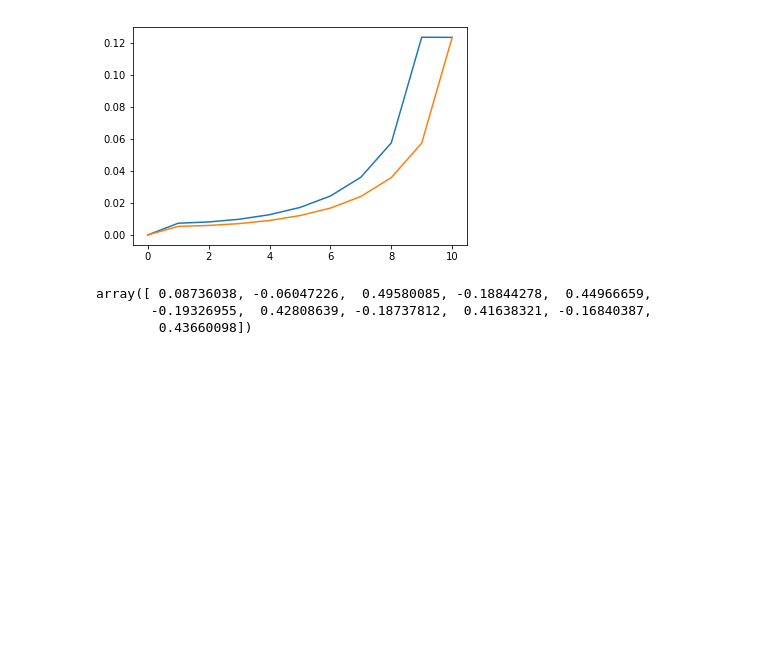
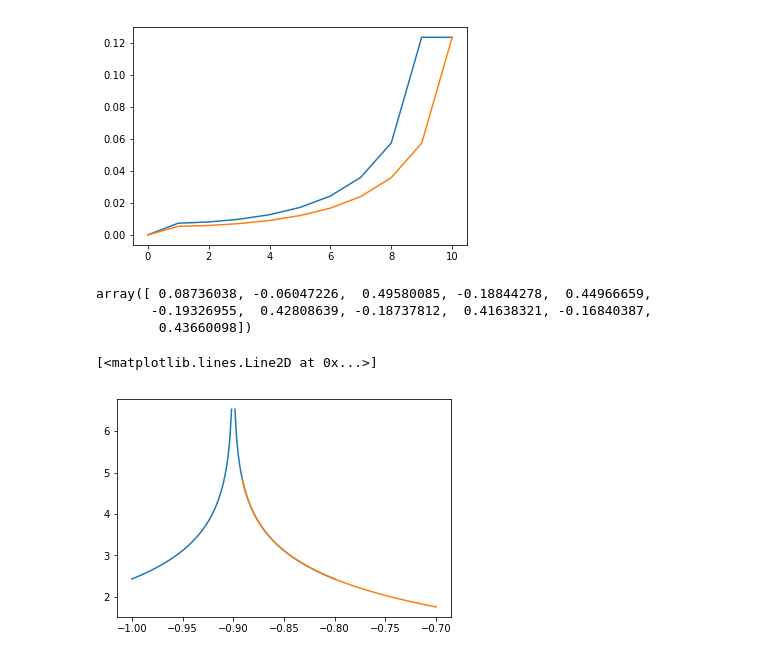
Before and after one commit to dmitrydi/pd_lapl, a Jupyter notebook: new_approach.ipynb, the cells around one changed output. Drawn from its saved outputs; the diff is of its cells as text; code cells hidden in the pictures; blank space fills up the shorter version.

```diff
--- a/new_approach.ipynb
+++ b/new_approach.ipynb
@@ -187,0 +197,19 @@ array([ 0.08736038, -0.06047226,  0.49580085, -0.18844278,  0.44966659,
+# %%
+xs = np.linspace(-1,1,21)
+xd = xs[1]
+a1 = xs[0]
+b1 = xs[2]
+a2 = xs[1]
+b2 = xs[3]
+dots1 = np.linspace(a1, b1, 123)
+dots2 = np.linspace(a2*0.99, b2, 123)
+vals1 = []
+vals2 = []
+for d1, d2 in zip(dots1, dots2):
+    vals1.append(k0(((d1-xd)**2)**0.5))
+    vals2.append(k0(((d2-xd)**2)**0.5))
+plt.plot(dots1, vals1)
+plt.plot(dots2, vals2)
+# %% [output]
+[<matplotlib.lines.Line2D at 0x...>]
+[figure, added]
```
Also changed, not shown: parts of 20 cells of this notebook, 3 other files.
